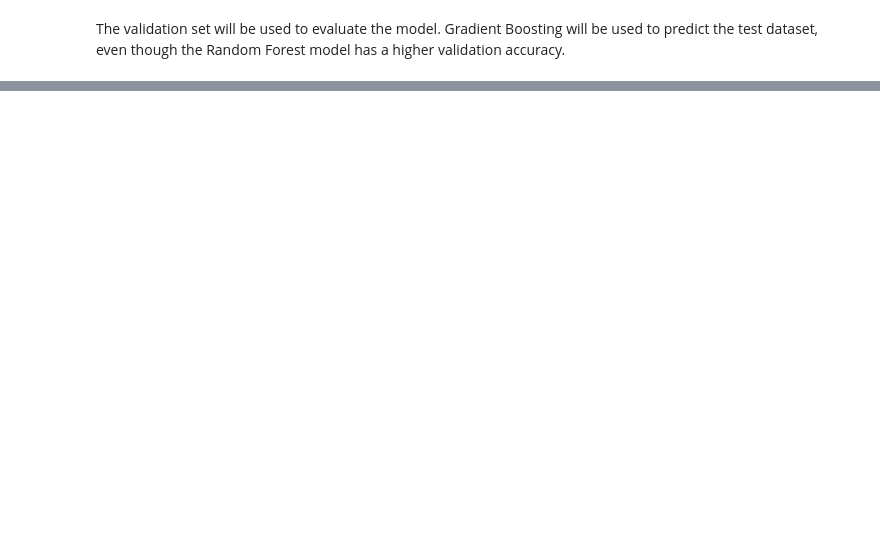
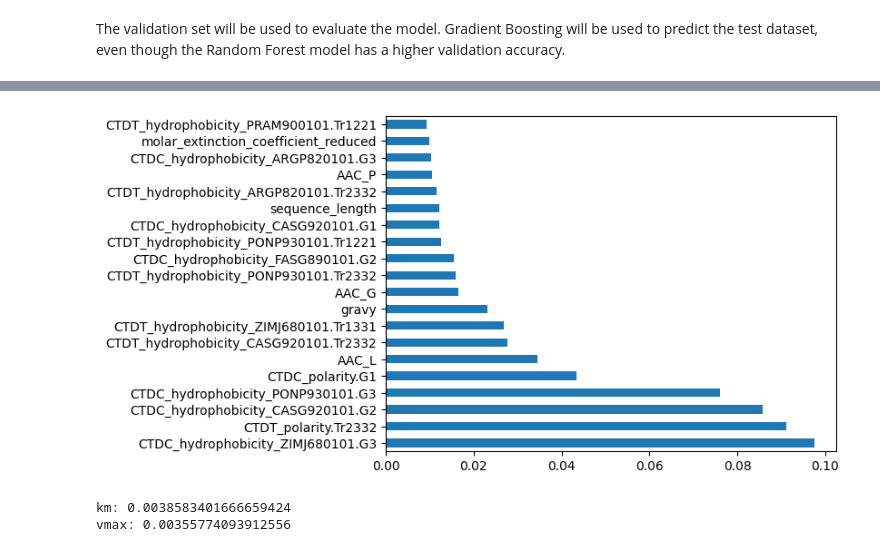
Before and after one commit to Detopall/bachelor-thesis-protein-feature-extraction, a Jupyter notebook: prediction.ipynb, the cells around one changed output, grey strips where cells are left out. Drawn from its saved outputs; the diff is of its cells as text; code cells hidden in the pictures; blank space fills up the shorter version.

```diff
--- a/prediction.ipynb
+++ b/prediction.ipynb
@@ -724,0 +655,20 @@ print(gbm_test_res)
+# %%
+# show feature importance
+importances = best_gbm_rand.feature_importances_
+
+feature_importances_df = pd.Series(importances, index=X_train_stand.columns)
+
+feature_importances_df.nlargest(20).plot(kind='barh')
+plt.show()
+# %% [output]
+[figure, added]
+# %%
+# get the km and vmax features
+
+kinetic_features = ["km", "vmax"]
+
+for feature in kinetic_features:
+	print(feature + ": " + str(feature_importances_df[feature]))
+# %% [output]
+km: 0.0038583401666659424
+vmax: 0.00355774093912556
```
Also changed, not shown: parts of 26 cells of this notebook, 1 other file.
